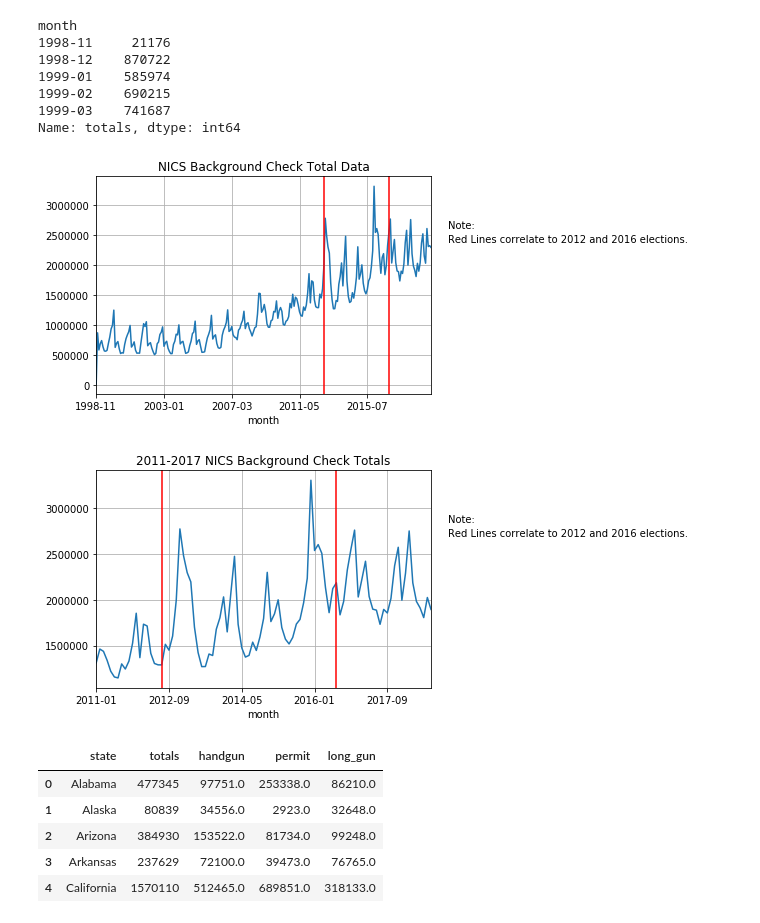
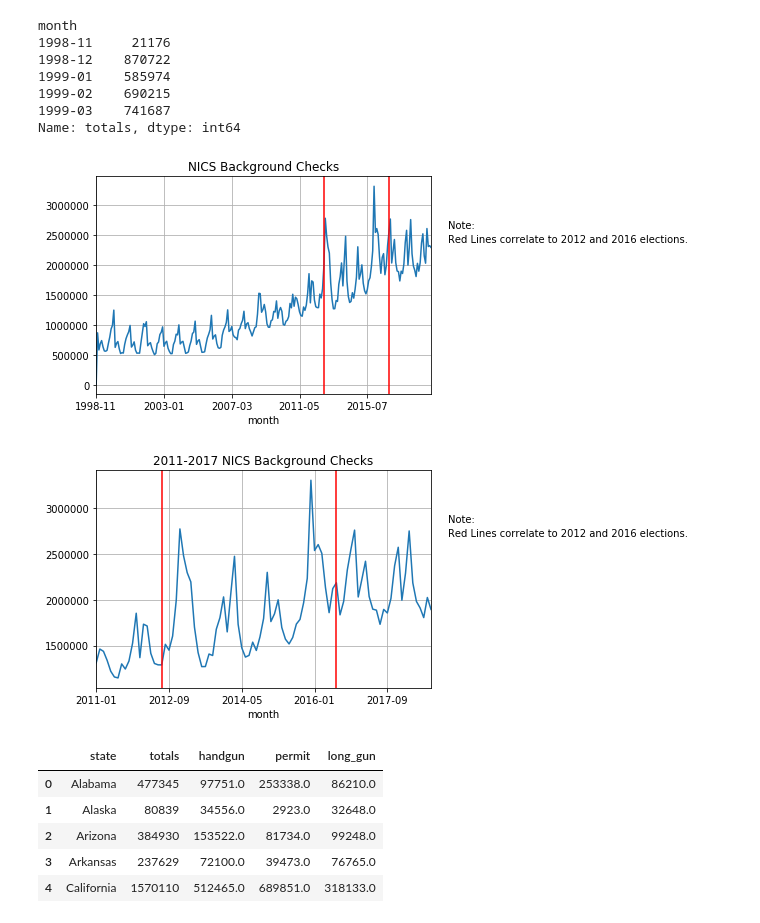
Before and after one commit to vabigdatamover/dream-team, a Jupyter notebook: GraphingFirearms_Final.ipynb, the cells around one changed output. Drawn from its saved outputs; the diff is of its cells as text; code cells hidden in the pictures.

```diff
--- a/GraphingFirearms_Final.ipynb
+++ b/GraphingFirearms_Final.ipynb
@@ -66,22 +74,22 @@ Name: totals, dtype: int64
 # %%
 #Plots monthly Back
 ax1 = bc_per_month.plot.line(x='month', y='totals')
 
 #Creates Red Election Lines
 plt.axvline(x=168, ymin=0, ymax=1, color="r")
 plt.axvline(x=216, ymin=0, ymax=1, color="r")
 # Adding grid, title, and labels
 plt.grid(True)
-plt.title('NICS Background Check Total Data')
+plt.title('NICS Background Checks')
 
 # Adding note on right hand side
 textstr = ('Note:')
 plt.text(.94, 0.7, textstr, fontsize=10, transform=plt.gcf().transFigure)
 textstr = ('Red Lines correlate to 2012 and 2016 elections.')
 plt.text(.94, 0.65, textstr, fontsize=10, transform=plt.gcf().transFigure)
 
 #Save Figure
 plt.savefig('output/t_chk_per_month_vline.png', bbox_inches="tight")
 # %% [output]
-[figure, old version]
+[figure, new version]
 # %%
@@ -93,7 +102,7 @@ ax1 = bct_range.plot.line(x='month', y='totals')
 
 # Adding grid, title, and labels
 plt.grid(True)
-plt.title('2011-2017 NICS Background Check Totals')
+plt.title('2011-2017 NICS Background Checks')
 
 # Adding note on right hand side
 textstr = ('Note:')
@@ -107,7 +116,7 @@ plt.axvline(x=66, ymin=0, ymax=1, color="r")
 #plt.axvline(dt.datetime(2016, 11, 8 ))
 plt.savefig('output/2011-5_2017-5_bct.png', bbox_inches="tight")
 # %% [output]
-[figure, old version]
+[figure, new version]
 # %%
 #Sort 2017
 firearms_2017 = firearms_data[firearms_data['month'].str.contains('2017')]
```
Also changed, not shown: parts of 3 cells of this notebook, 13 other files.
